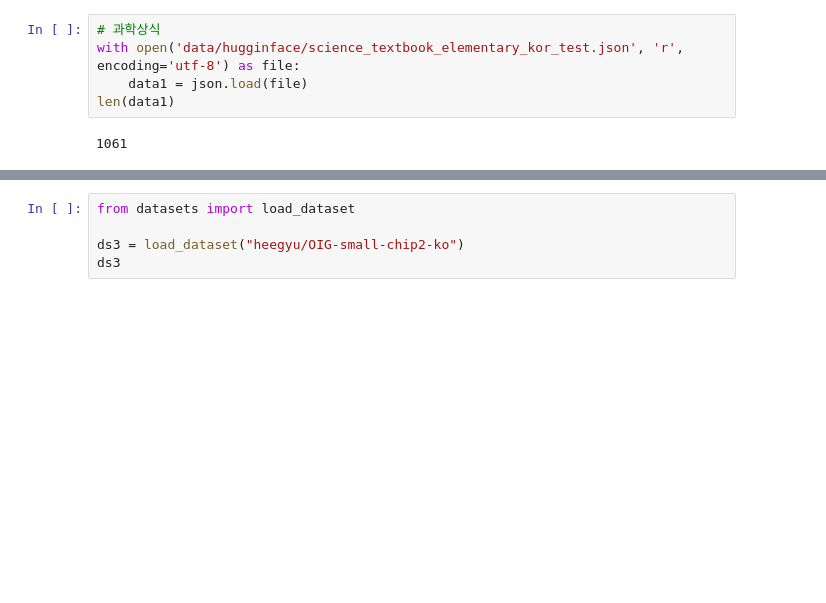
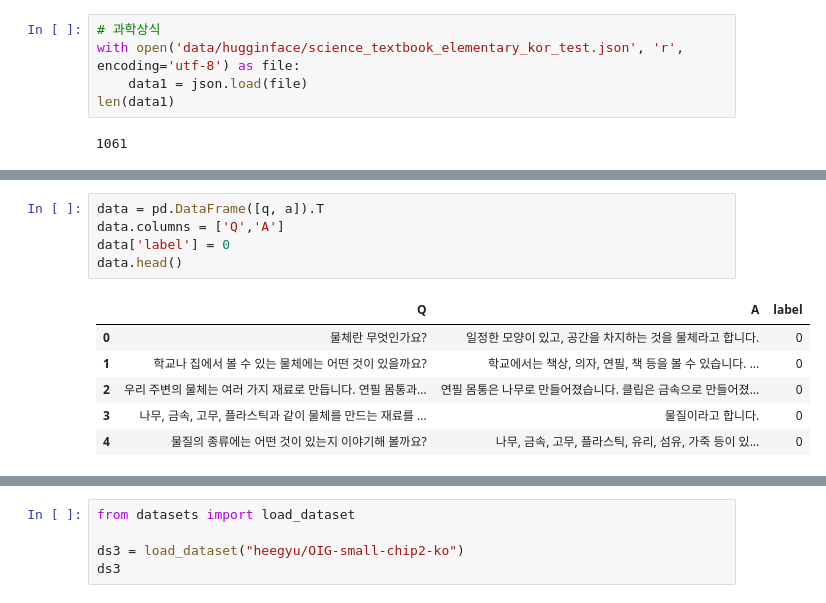
Before and after one commit to kimpubao/FinalProject, a Jupyter notebook: gpt.ipynb, the cells around one changed output, grey strips where cells are left out. Saved outputs shown, nothing was run; the diff lists cells and outputs as text; blank space fills up the shorter version.

```diff
--- a/gpt.ipynb
+++ b/gpt.ipynb
@@ -263,0 +274,12 @@ for d in data1:
+# %%
+data = pd.DataFrame([q, a]).T
+data.columns = ['Q','A']
+data['label'] = 0
+data.head()
+# %% [output]
+|  | Q | A | label |
+| 0 | 물체란 무엇인가요? | 일정한 모양이 있고, 공간을 차지하는 것을 물체라고 합니다. | 0 |
+| 1 | 학교나 집에서 볼 수 있는 물체에는 어떤 것이 있을까요? | 학교에서는 책상, 의자, 연필, 책 등을 볼 수 있습니다. ... | 0 |
+| 2 | 우리 주변의 물체는 여러 가지 재료로 만듭니다. 연필 몸통과... | 연필 몸통은 나무로 만들어졌습니다. 클립은 금속으로 만들어졌... | 0 |
+| 3 | 나무, 금속, 고무, 플라스틱과 같이 물체를 만드는 재료를 ... | 물질이라고 합니다. | 0 |
+| 4 | 물질의 종류에는 어떤 것이 있는지 이야기해 볼까요? | 나무, 금속, 고무, 플라스틱, 유리, 섬유, 가죽 등이 있... | 0 |
```
Also changed, not shown: parts of 35 cells of this notebook.
